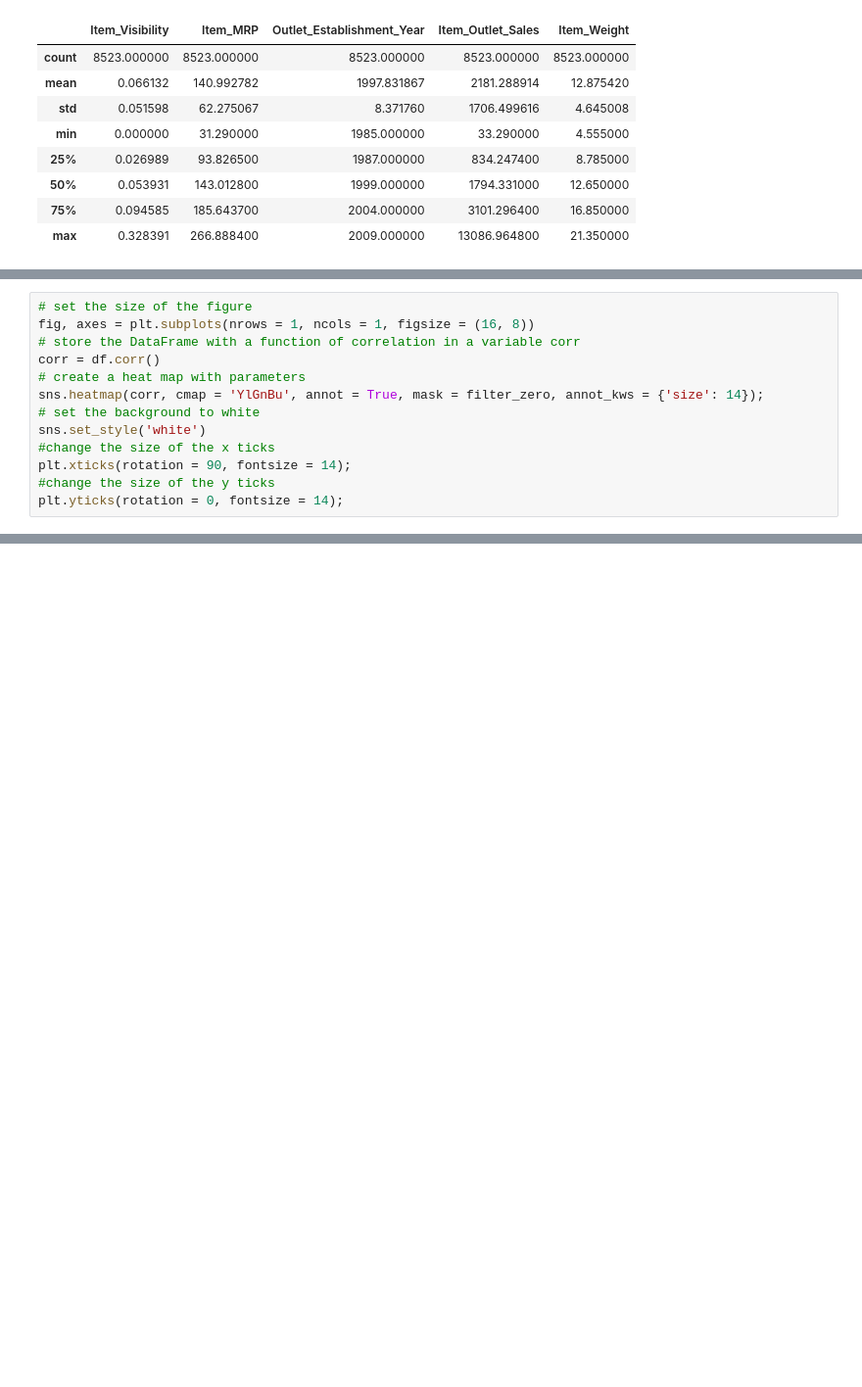
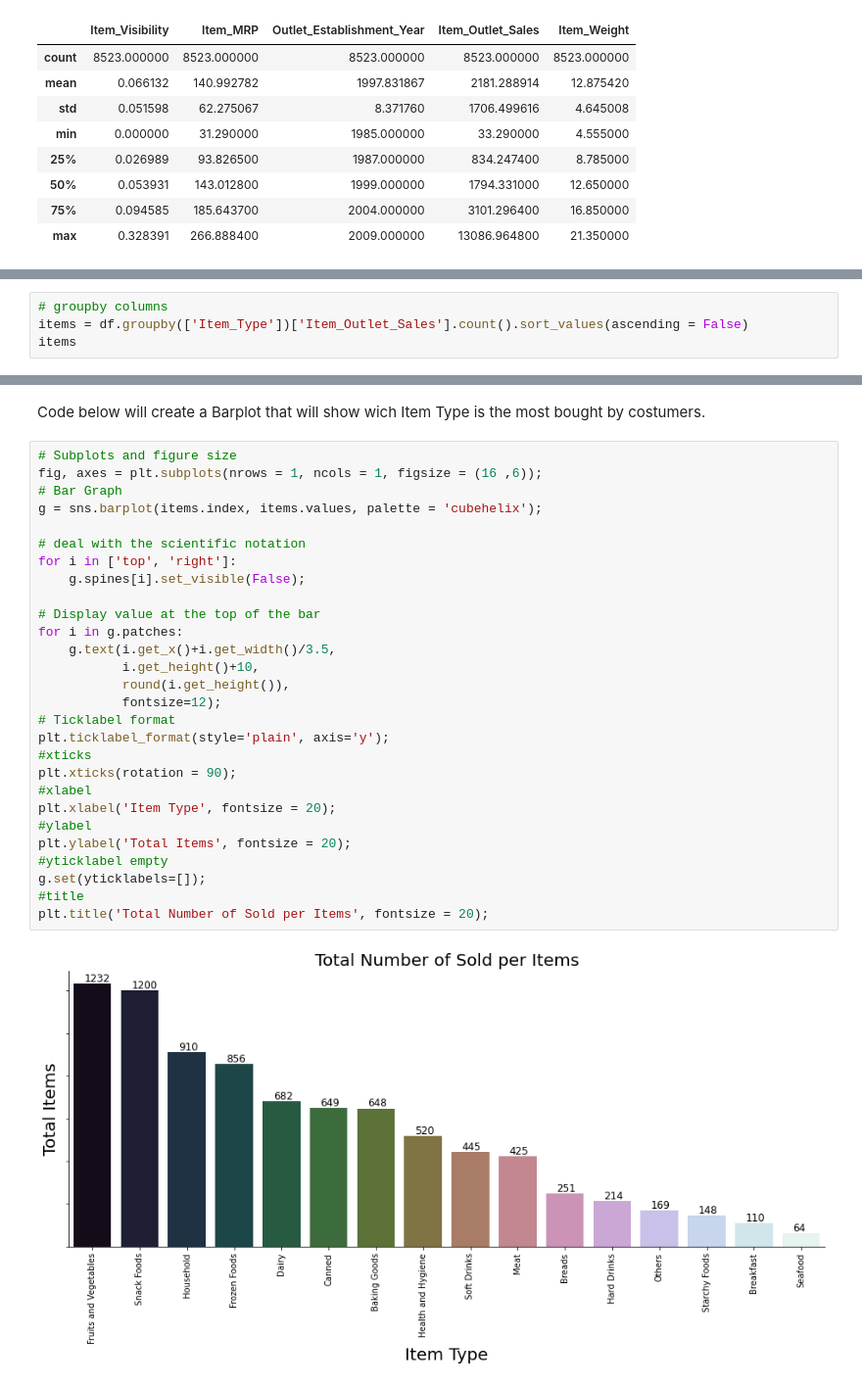
Before and after one commit to ReaganTiburan/Sales-Prediction, a Jupyter notebook: Sales_Predection_Project.ipynb, the cells around one changed output, grey strips where cells are left out. Shown at 98% size. Drawn from its saved outputs; the diff is of its cells as text; blank space fills up the shorter version.

```diff
--- a/Sales_Predection_Project.ipynb
+++ b/Sales_Predection_Project.ipynb
@@ -534,13 +459,0 @@ array([[1., 1., 1., 1., 1.],
-# %%
-# set the size of the figure
-fig, axes = plt.subplots(nrows = 1, ncols = 1, figsize = (16, 8))
-# store the DataFrame with a function of correlation in a variable corr
-corr = df.corr()
-# create a heat map with parameters
-sns.heatmap(corr, cmap = 'YlGnBu', annot = True, mask = filter_zero, annot_kws = {'size': 14});
-# set the background to white
-sns.set_style('white')
-#change the size of the x ticks
-plt.xticks(rotation = 90, fontsize = 14);
-#change the size of the y ticks
-plt.yticks(rotation = 0, fontsize = 14);
@@ -548,0 +465,4 @@ plt.yticks(rotation = 0, fontsize = 14);
+# %%
+# groupby columns
+items = df.groupby(['Item_Type'])['Item_Outlet_Sales'].count().sort_values(ascending = False)
+items
@@ -548,0 +503,32 @@ plt.yticks(rotation = 0, fontsize = 14);
+# %% [markdown]
+Code below will create a Barplot that will show wich Item Type is the most bought by costumers.
+# %%
+# Subplots and figure size
+fig, axes = plt.subplots(nrows = 1, ncols = 1, figsize = (16 ,6));
+# Bar Graph
+g = sns.barplot(items.index, items.values, palette = 'cubehelix');
+
+# deal with the scientific notation
+for i in ['top', 'right']:
+    g.spines[i].set_visible(False);
+
+# Display value at the top of the bar
+for i in g.patches:
+    g.text(i.get_x()+i.get_width()/3.5,
+           i.get_height()+10,
+           round(i.get_height()),
+           fontsize=12);
+# Ticklabel format
+plt.ticklabel_format(style='plain', axis='y');
+#xticks
+plt.xticks(rotation = 90);
+#xlabel
+plt.xlabel('Item Type', fontsize = 20);
+#ylabel
+plt.ylabel('Total Items', fontsize = 20);
+#yticklabel empty
+g.set(yticklabels=[]);
+#title
+plt.title('Total Number of Sold per Items', fontsize = 20);
+# %% [output]
+[figure, added]
```
Also changed, not shown: parts of 28 cells of this notebook.
